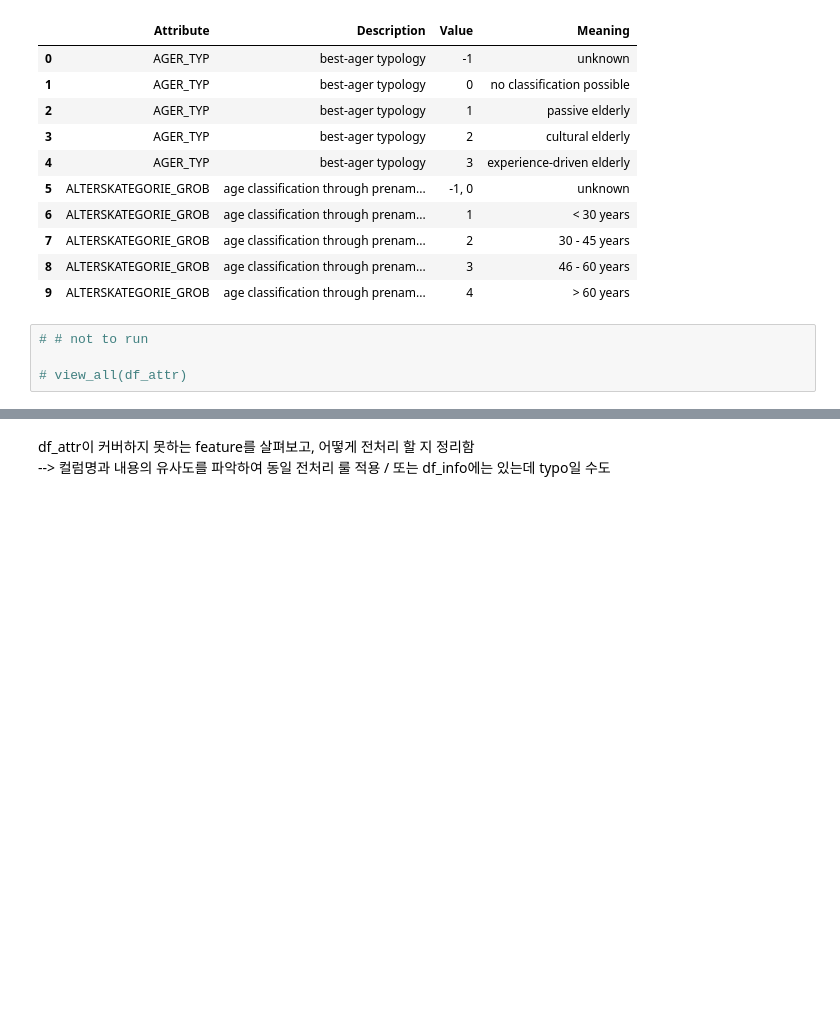
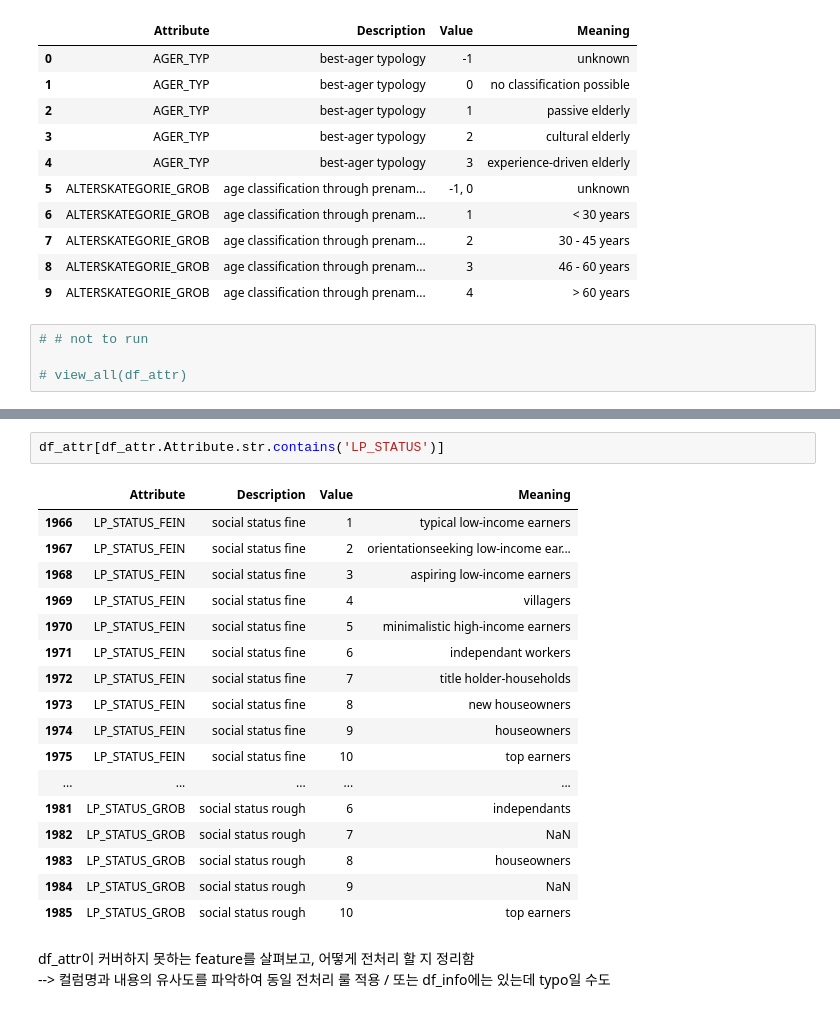
Before and after one commit to jaeyoun-chang/u_city_capstone, a Jupyter notebook: Arvato Project Workbook.ipynb, the cells around one changed output, grey strips where cells are left out. Saved outputs shown, nothing was run; the diff lists cells and outputs as text; blank space fills up the shorter version.

```diff
--- a/Arvato Project Workbook.ipynb
+++ b/Arvato Project Workbook.ipynb
@@ -610,3 +659,23 @@ None
+# %%
+df_attr[df_attr.Attribute.str.contains('LP_STATUS')]
+# %% [output]
+|  | Attribute | Description | Value | Meaning |
+| 1966 | LP_STATUS_FEIN | social status fine | 1 | typical low-income earners |
+| 1967 | LP_STATUS_FEIN | social status fine | 2 | orientationseeking low-income ear... |
+| 1968 | LP_STATUS_FEIN | social status fine | 3 | aspiring low-income earners |
+| 1969 | LP_STATUS_FEIN | social status fine | 4 | villagers |
+| 1970 | LP_STATUS_FEIN | social status fine | 5 | minimalistic high-income earners |
+| 1971 | LP_STATUS_FEIN | social status fine | 6 | independant workers |
+| 1972 | LP_STATUS_FEIN | social status fine | 7 | title holder-households |
+| 1973 | LP_STATUS_FEIN | social status fine | 8 | new houseowners |
+| 1974 | LP_STATUS_FEIN | social status fine | 9 | houseowners |
+| 1975 | LP_STATUS_FEIN | social status fine | 10 | top earners |
+| ... | ... | ... | ... | ... |
+| 1981 | LP_STATUS_GROB | social status rough | 6 | independants |
+| 1982 | LP_STATUS_GROB | social status rough | 7 | NaN |
+| 1983 | LP_STATUS_GROB | social status rough | 8 | houseowners |
+| 1984 | LP_STATUS_GROB | social status rough | 9 | NaN |
+| 1985 | LP_STATUS_GROB | social status rough | 10 | top earners |
 # %% [markdown]
 df_attr이 커버하지 못하는 feature를 살펴보고, 어떻게 전처리 할 지 정리함
 --> 컬럼명과 내용의 유사도를 파악하여 동일 전처리 룰 적용 / 또는 df_info에는 있는데 typo일 수도
```
Also changed, not shown: parts of 7 cells of this notebook.
